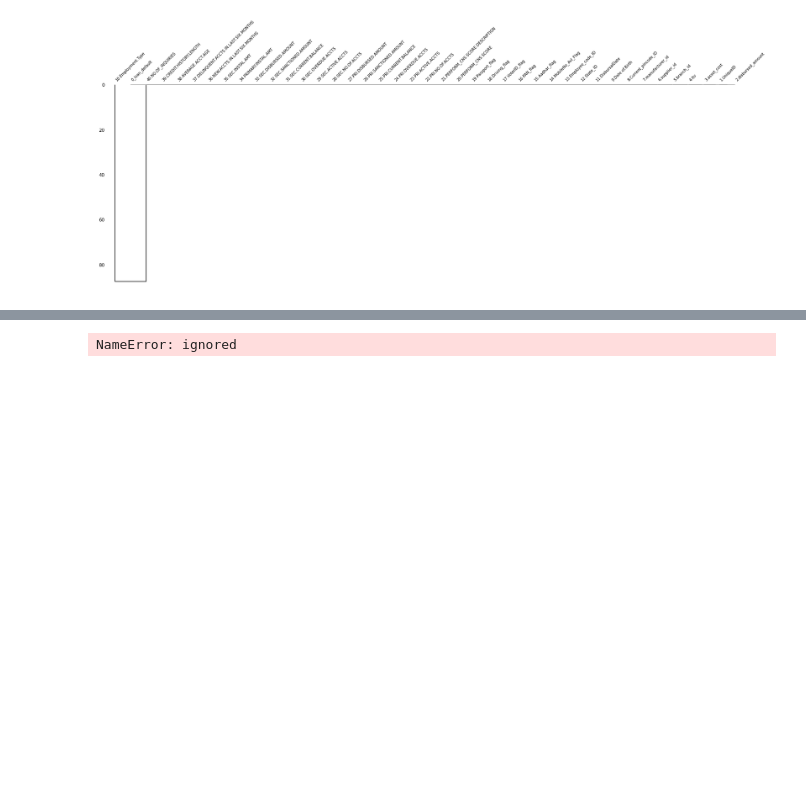
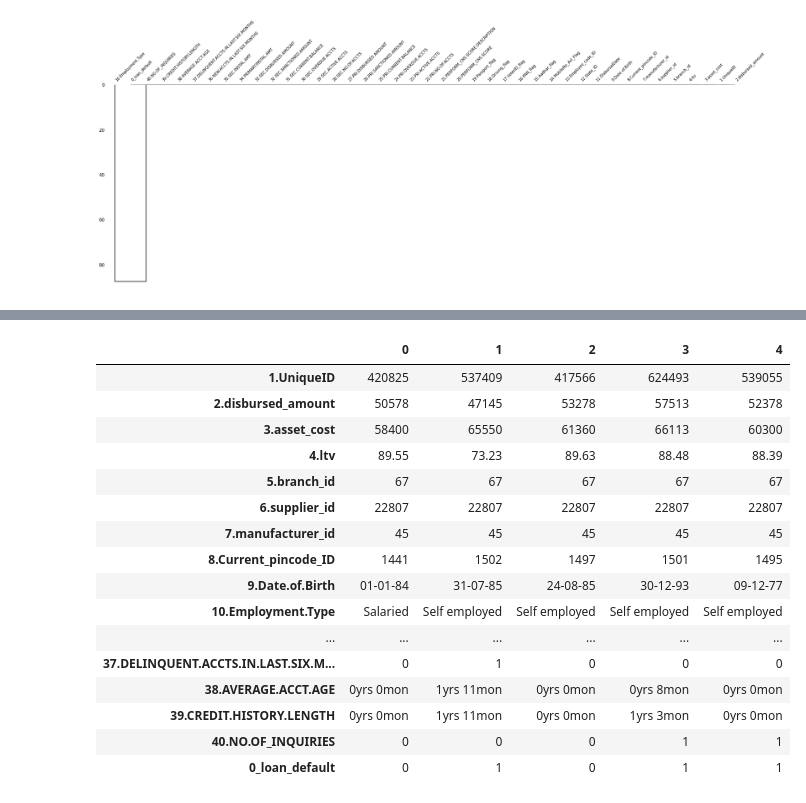
Before and after one commit to countifs/kaggle, a Jupyter notebook: L&T_Vehicle_Loan_Default_Prediction.ipynb, the cells around one changed output, grey strips where cells are left out. Cells and saved outputs as stored; diff of their text form; code cells hidden in the pictures; blank space fills up the shorter version.

```diff
--- a/L&T_Vehicle_Loan_Default_Prediction.ipynb
+++ b/L&T_Vehicle_Loan_Default_Prediction.ipynb
@@ -496,8 +495,20 @@ ImportError: ignored
-# %%
-import numpy as np
-import pandas as pd
-
-heatmap(train, figsize=(20, 10))
-plt.show()
-# %% [output]
-NameError: ignored
+# %%
+train.head().T
+# %% [output]
+|  | 0 | 1 | 2 | 3 | 4 |
+| 1.UniqueID | 420825 | 537409 | 417566 | 624493 | 539055 |
+| 2.disbursed_amount | 50578 | 47145 | 53278 | 57513 | 52378 |
+| 3.asset_cost | 58400 | 65550 | 61360 | 66113 | 60300 |
+| 4.ltv | 89.55 | 73.23 | 89.63 | 88.48 | 88.39 |
+| 5.branch_id | 67 | 67 | 67 | 67 | 67 |
+| 6.supplier_id | 22807 | 22807 | 22807 | 22807 | 22807 |
+| 7.manufacturer_id | 45 | 45 | 45 | 45 | 45 |
+| 8.Current_pincode_ID | 1441 | 1502 | 1497 | 1501 | 1495 |
+| 9.Date.of.Birth | 01-01-84 | 31-07-85 | 24-08-85 | 30-12-93 | 09-12-77 |
+| 10.Employment.Type | Salaried | Self employed | Self employed | Self employed | Self employed |
+| ... | ... | ... | ... | ... | ... |
+| 37.DELINQUENT.ACCTS.IN.LAST.SIX.M... | 0 | 1 | 0 | 0 | 0 |
+| 38.AVERAGE.ACCT.AGE | 0yrs 0mon | 1yrs 11mon | 0yrs 0mon | 0yrs 8mon | 0yrs 0mon |
+| 39.CREDIT.HISTORY.LENGTH | 0yrs 0mon | 1yrs 11mon | 0yrs 0mon | 1yrs 3mon | 0yrs 0mon |
+| 40.NO.OF_INQUIRIES | 0 | 0 | 0 | 1 | 1 |
+| 0_loan_default | 0 | 1 | 0 | 1 | 1 |
```
Also changed, not shown: parts of 13 cells of this notebook.
